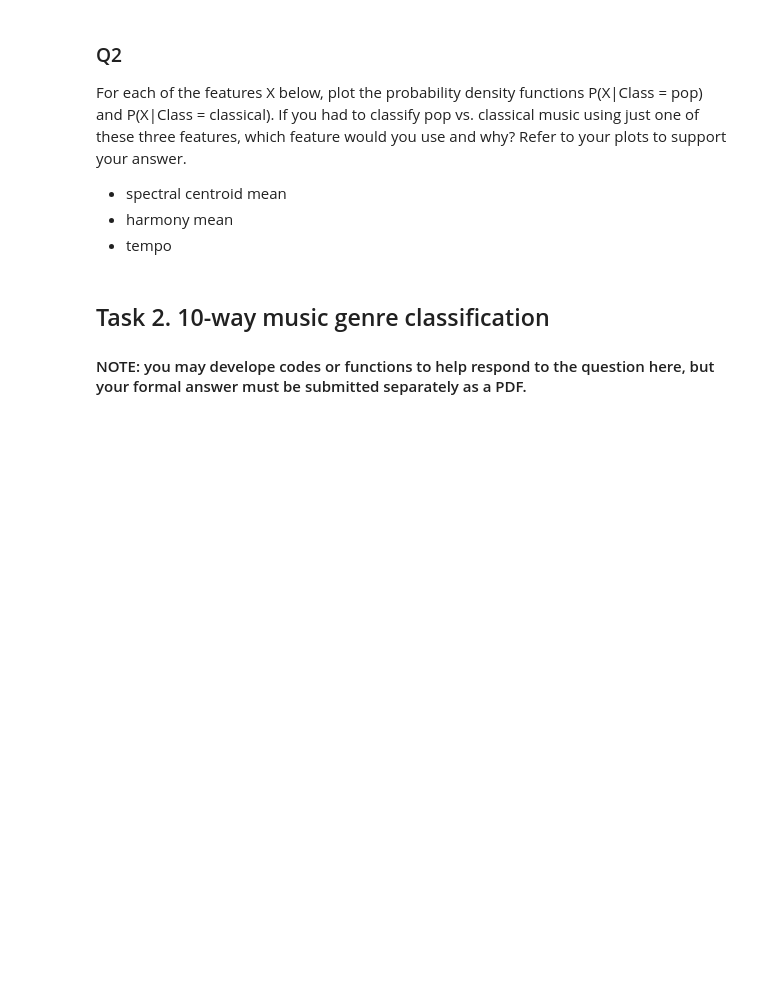
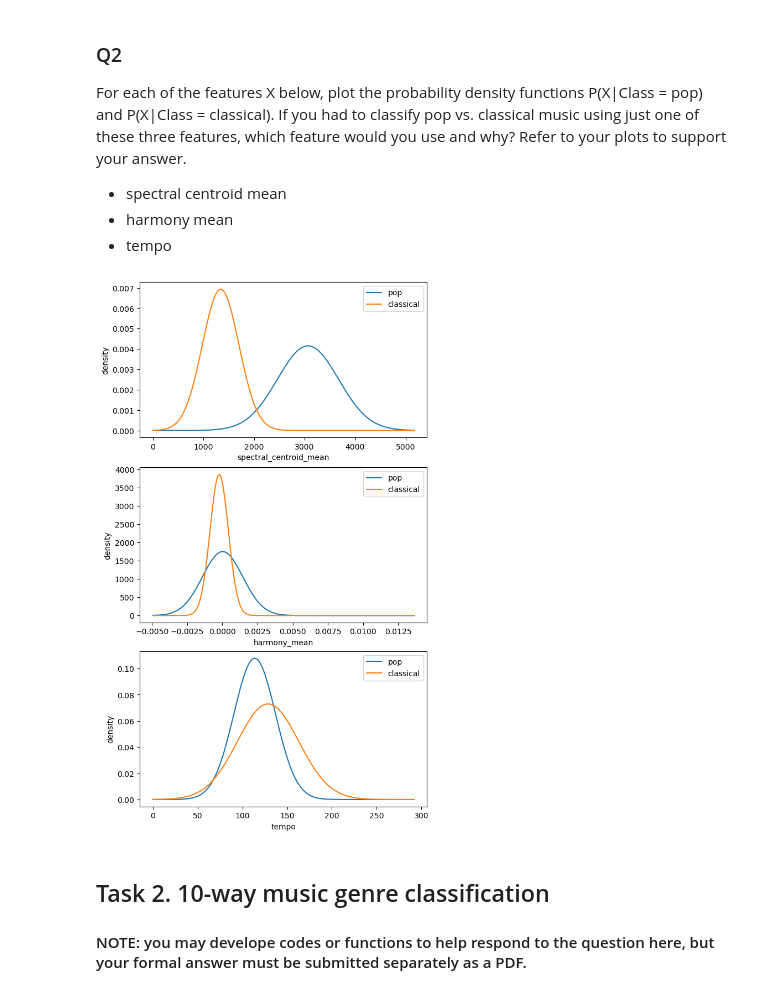
Before and after one commit to J-0-E-L/comp30027_assignment_1, a Jupyter notebook: COMP30027 Assignment 1.ipynb, the cells around one changed output. Saved outputs shown, nothing was run; the diff lists cells and outputs as text; code cells hidden in the pictures; blank space fills up the shorter version.

Commit message:
Implemented code to plot graphs for question 2

```diff
--- a/COMP30027 Assignment 1.ipynb
+++ b/COMP30027 Assignment 1.ipynb
@@ -74,6 +57,35 @@ For each of the features X below, plot the probability density functions P(X|Cla
 - spectral centroid mean
 - harmony mean
 - tempo
+# %%
+""" Plots the graphs of the pdf that are used for the likelihood"""
+def pdf_graphs_constructor(train_df, feature, gaussian_param, ax):
+    if (np.min(train_df[feature]) >= 0):
+        lower =  0
+    else :
+        lower =  np.min(train_df[feature]) + 0.25 * np.min(train_df[feature])
+    upper = np.max(train_df[feature]) + 0.25 * np.max(train_df[feature])
+    x_values = np.arange(lower, upper, (upper - lower) / 150)
+
+    # calculate the values of the pdf using the x-value for each label.
+    for label in ['pop', 'classical']:
+        mean = gaussian_param[feature][label][0]
+        sd = gaussian_param[feature][label][1]
+        y_values = np.array([train_data.gaussian_pdf(mean, sd, x, False) for x in x_values])
+        ax.plot(x_values, y_values, label=label)
+    ax.legend()
+    ax.set_xlabel(feature)
+    ax.set_ylabel('density')
+
+#fig, axes = plt.subplots(3, 1, figsize = (6, 10),layout='constrained')
+#train_df, test_df = preprocess('COMP30027_2023_asst1_data\pop_vs_classical_train.csv','COMP30027_2023_asst1_data\pop_vs_classical_test.csv')
+#prior, likelihood = train(train_df)
+#pdf_graphs_constructor(train_df, 'spectral_centroid_mean', likelihood, axes[0])
+#pdf_graphs_constructor(train_df, 'harmony_mean', likelihood, axes[1])
+#pdf_graphs_constructor(train_df, 'tempo', likelihood, axes[2])
+#plt.show()
+# %% [output]
+[figure, added]
 # %% [markdown]
 ## Task 2. 10-way music genre classification
 
```
Also changed, not shown: parts of 2 cells of this notebook, 2 other files.
